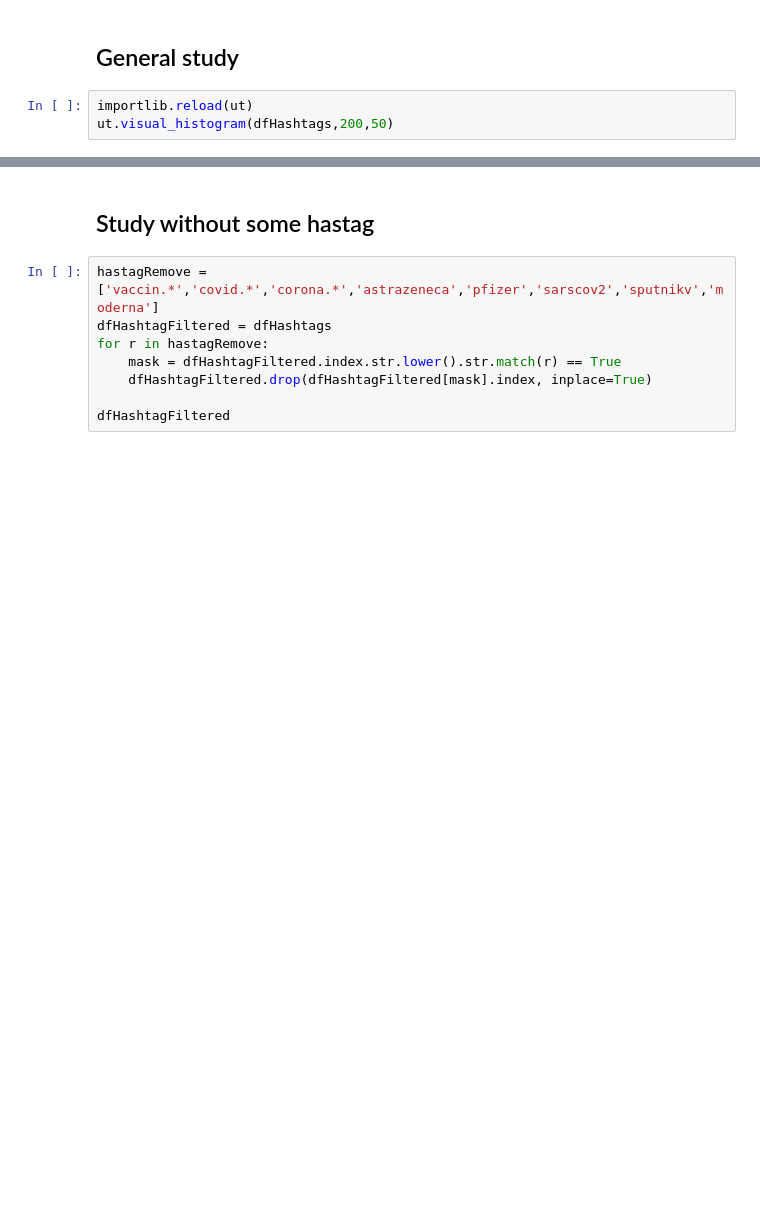
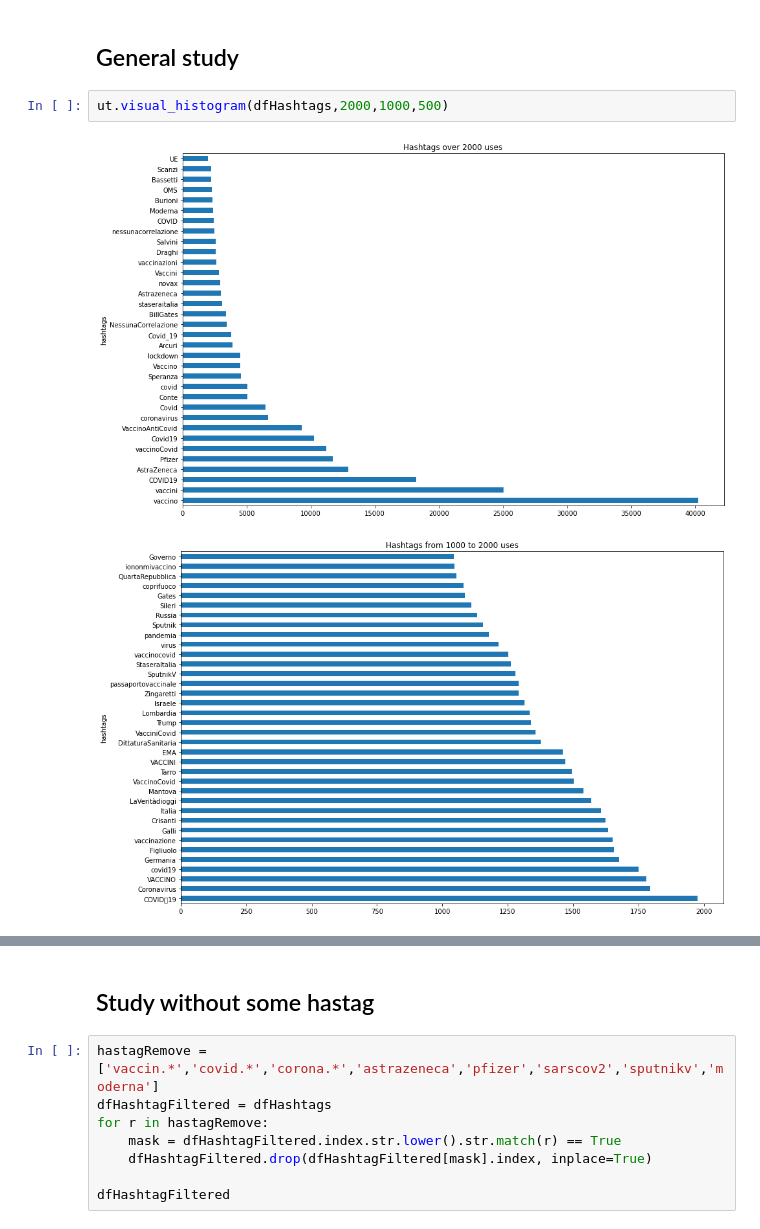
Before and after one commit to giada-c/twitterStudy, a Jupyter notebook: 3_Hashtag_study/Hashtags_study-Novax_users.ipynb, the cells around one changed output, grey strips where cells are left out. Cells and saved outputs as stored; diff of their text form; blank space fills up the shorter version.

Commit message:
fix: plot in 3_Hashtag_study directory

```diff
--- a/3_Hashtag_study/Hashtags_study-Novax_users.ipynb
+++ b/3_Hashtag_study/Hashtags_study-Novax_users.ipynb
@@ -49,5 +77,7 @@ dfUse
 # %% [markdown]
 ## General study
 # %%
-importlib.reload(ut)
-ut.visual_histogram(dfHashtags,200,50)
+ut.visual_histogram(dfHashtags,2000,1000,500)
+# %% [output]
+[figure, added]
+[figure, added]
```
Also changed, not shown: parts of 18 cells of this notebook, 7 other files.
